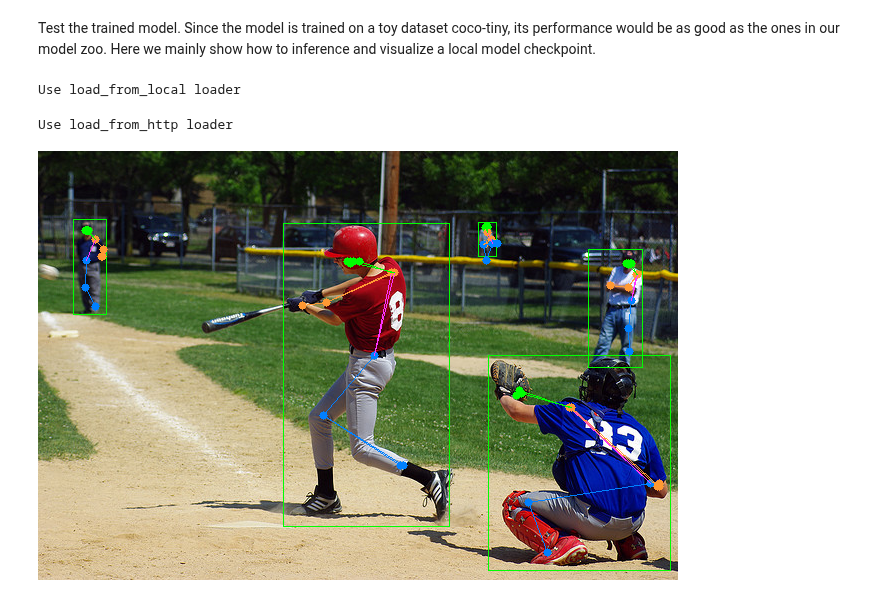
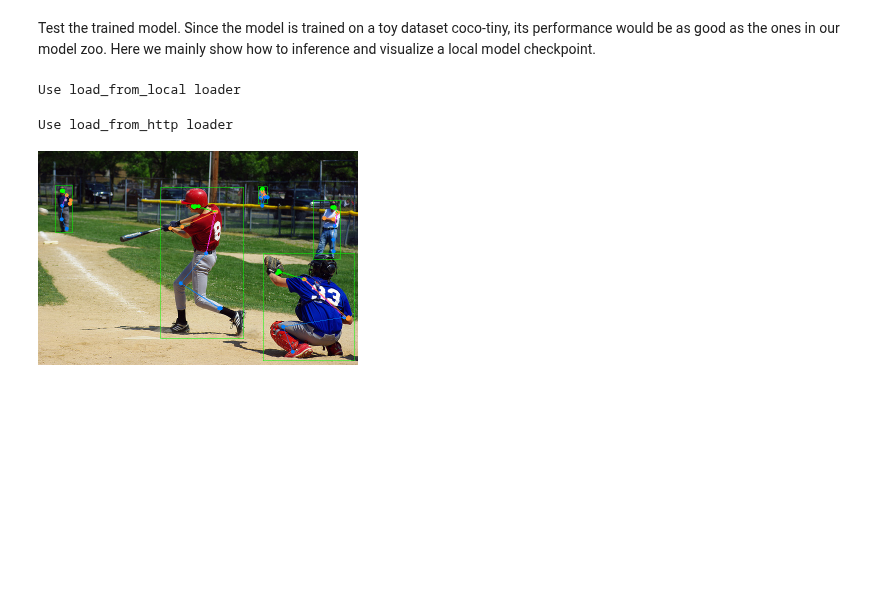
Before and after one commit to open-mmlab/mmpose, a Jupyter notebook: demo/MMPose_Tutorial.ipynb, the cells around one changed output. Drawn from its saved outputs; the diff is of its cells as text; code cells hidden in the pictures; blank space fills up the shorter version.

```diff
--- a/demo/MMPose_Tutorial.ipynb
+++ b/demo/MMPose_Tutorial.ipynb
@@ -93,6 +93,7 @@ compiler information: GCC 5.4
 
 MMPose provides high level APIs for model inference and training.
 # %%
+import cv2
 from mmpose.apis import (inference_top_down_pose_model, init_pose_model,
                          vis_pose_result, process_mmdet_results)
 from mmdet.apis import inference_detector, init_detector
@@ -135,17 +136,19 @@ vis_result = vis_pose_result(pose_model,
                              pose_results,
                              dataset=pose_model.cfg.data.test.type,
                              show=False)
+# reduce image size
+vis_result = cv2.resize(vis_result, dsize=None, fx=0.5, fy=0.5)
+
 if local_runtime:
   from IPython.display import Image, display
   import tempfile
   import os.path as osp
-  import cv2
   with tempfile.TemporaryDirectory() as tmpdir:
     file_name = osp.join(tmpdir, 'pose_results.png')
     cv2.imwrite(file_name, vis_result)
     display(Image(file_name))
 else:
-  cv2_imshow(vis_pose_result)
+  cv2_imshow(vis_result)
 # %% [output]
 Use load_from_http loader
 Use load_from_http loader
@@ -644,33 +647,37 @@ mmdet_results = inference_detector(det_model, img)
 # extract person (COCO_ID=1) bounding boxes from the detection results
 person_results = process_mmdet_results(mmdet_results, cat_id=1)
 
 # inference pose
 pose_results, returned_outputs = inference_top_down_pose_model(pose_model,
                                                                img,
                                                                person_results,
                                                                bbox_thr=0.3,
                                                                format='xyxy',
                                                                dataset='TopDownCocoDataset')
 
 # show pose estimation results
 vis_result = vis_pose_result(pose_model,
                              img,
                              pose_results,
-                             kpt_score_thr=
+                             kpt_score_thr=0.,
                              dataset='TopDownCocoDataset',
                              show=False)
+
+# reduce image size
+vis_result = cv2.resize(vis_result, dsize=None, fx=0.5, fy=0.5)
+
 if local_runtime:
   from IPython.display import Image, display
   import tempfile
   import os.path as osp
   import cv2
   with tempfile.TemporaryDirectory() as tmpdir:
     file_name = osp.join(tmpdir, 'pose_results.png')
     cv2.imwrite(file_name, vis_result)
     display(Image(file_name))
 else:
-  cv2_imshow(vis_pose_result)
+  cv2_imshow(vis_result)
 # %% [output]
 Use load_from_local loader
 Use load_from_http loader
-[figure, old version]
+[figure, new version]
```
Also changed, not shown: parts of 1 cell of this notebook.
